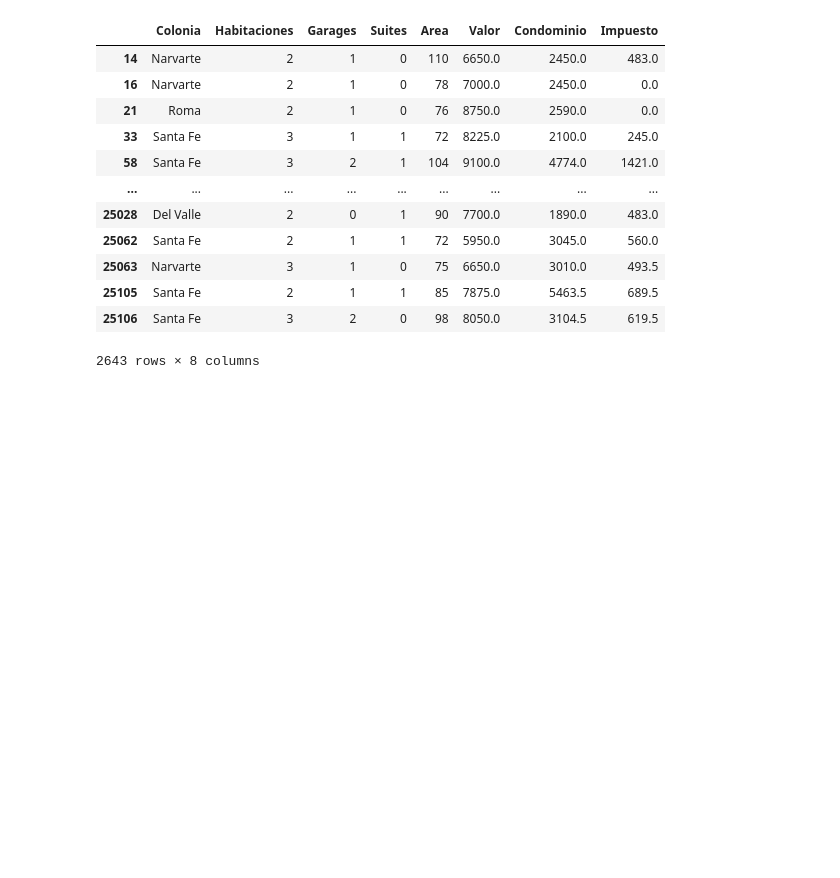
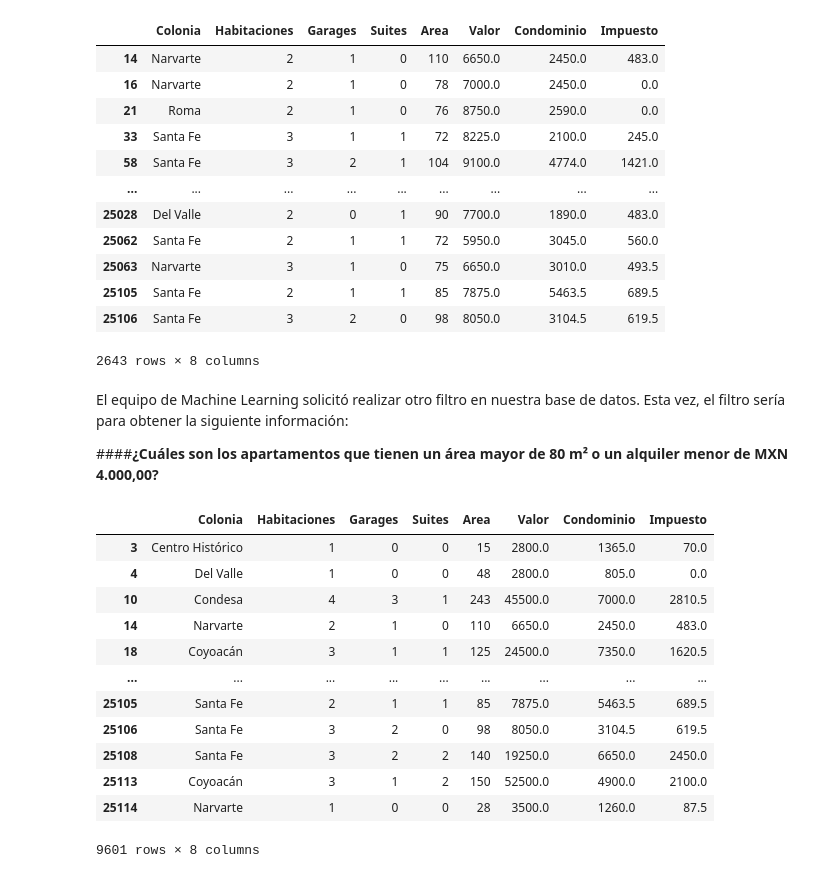
Before and after one commit to Nataliahfk/Data_science_Pandas, a Jupyter notebook: inmuebles_cdxm.ipynb, the cells around one changed output. Drawn from its saved outputs; the diff is of its cells as text; code cells hidden in the pictures; blank space fills up the shorter version.

```diff
--- a/inmuebles_cdxm.ipynb
+++ b/inmuebles_cdxm.ipynb
@@ -887,3 +891,24 @@ df_depto[df_filtro_2]
 | 25105 | Santa Fe | 2 | 1 | 1 | 85 | 7875.0 | 5463.5 | 689.5 |
 | 25106 | Santa Fe | 3 | 2 | 0 | 98 | 8050.0 | 3104.5 | 619.5 |
 2643 rows × 8 columns
+# %% [markdown]
+El equipo de Machine Learning solicitó realizar otro filtro en nuestra base de datos. Esta vez, el filtro sería para obtener la siguiente información:
+
+####**¿Cuáles son los apartamentos que tienen un área mayor de 80 m² o un alquiler menor de MXN 4.000,00?**
+# %%
+df_filtro3 = df_depto.query('Area > 80 | Valor < 4000')
+df_filtro3
+# %% [output]
+|  | Colonia | Habitaciones | Garages | Suites | Area | Valor | Condominio | Impuesto |
+| 3 | Centro Histórico | 1 | 0 | 0 | 15 | 2800.0 | 1365.0 | 70.0 |
+| 4 | Del Valle | 1 | 0 | 0 | 48 | 2800.0 | 805.0 | 0.0 |
+| 10 | Condesa | 4 | 3 | 1 | 243 | 45500.0 | 7000.0 | 2810.5 |
+| 14 | Narvarte | 2 | 1 | 0 | 110 | 6650.0 | 2450.0 | 483.0 |
+| 18 | Coyoacán | 3 | 1 | 1 | 125 | 24500.0 | 7350.0 | 1620.5 |
+| ... | ... | ... | ... | ... | ... | ... | ... | ... |
+| 25105 | Santa Fe | 2 | 1 | 1 | 85 | 7875.0 | 5463.5 | 689.5 |
+| 25106 | Santa Fe | 3 | 2 | 0 | 98 | 8050.0 | 3104.5 | 619.5 |
+| 25108 | Santa Fe | 3 | 2 | 2 | 140 | 19250.0 | 6650.0 | 2450.0 |
+| 25113 | Coyoacán | 3 | 1 | 2 | 150 | 52500.0 | 4900.0 | 2100.0 |
+| 25114 | Narvarte | 1 | 0 | 0 | 28 | 3500.0 | 1260.0 | 87.5 |
+9601 rows × 8 columns
```
Also changed, not shown: parts of 16 cells of this notebook.
